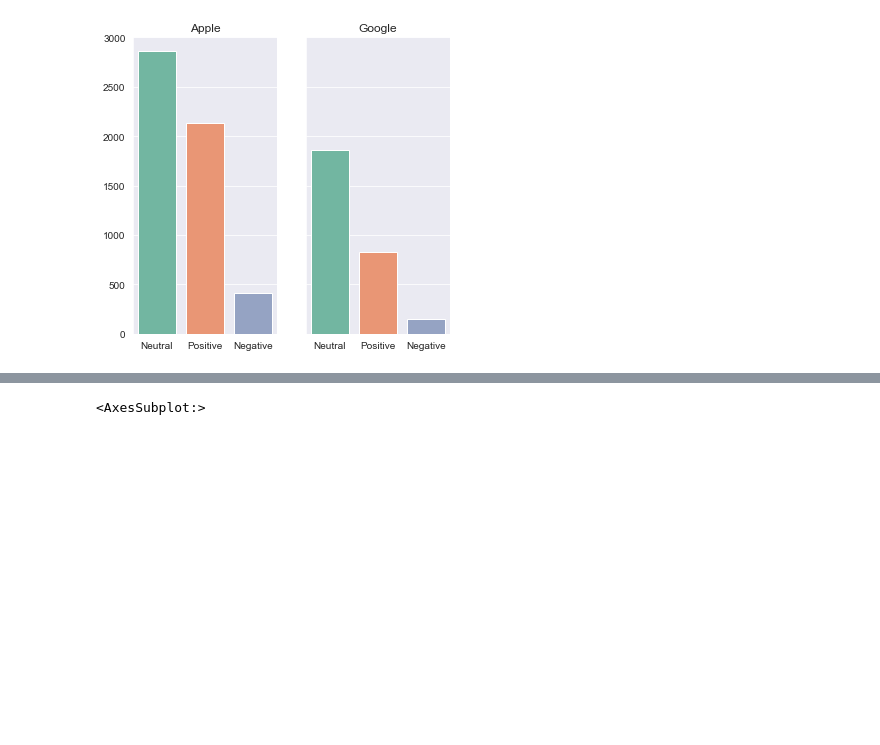
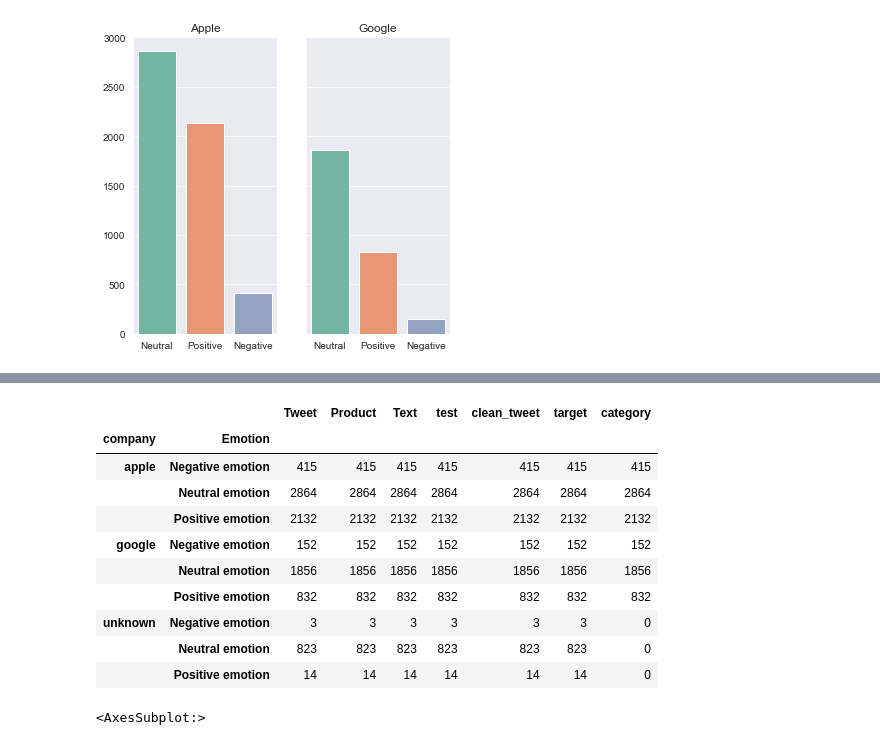
Before and after one commit to mmceld2/NLP-Analysis, a Jupyter notebook: dillon_cleaner_nb.ipynb, the cells around one changed output, grey strips where cells are left out. Cells and saved outputs as stored; diff of their text form; code cells hidden in the pictures; blank space fills up the shorter version.

Commit message:
cleanup

```diff
--- a/dillon_cleaner_nb.ipynb
+++ b/dillon_cleaner_nb.ipynb
@@ -363,3 +347,19 @@ ax2.set(yticklabels = []);
+# %%
+total = df.groupby(['company', 'Emotion']).count()
+
+total
+# %% [output]
+|  |  | Tweet | Product | Text | test | clean_tweet | target | category |
+| company | Emotion |  |  |  |  |  |  |  |
+| apple | Negative emotion | 415 | 415 | 415 | 415 | 415 | 415 | 415 |
+|  | Neutral emotion | 2864 | 2864 | 2864 | 2864 | 2864 | 2864 | 2864 |
+|  | Positive emotion | 2132 | 2132 | 2132 | 2132 | 2132 | 2132 | 2132 |
+| google | Negative emotion | 152 | 152 | 152 | 152 | 152 | 152 | 152 |
+|  | Neutral emotion | 1856 | 1856 | 1856 | 1856 | 1856 | 1856 | 1856 |
+|  | Positive emotion | 832 | 832 | 832 | 832 | 832 | 832 | 832 |
+| unknown | Negative emotion | 3 | 3 | 3 | 3 | 3 | 3 | 0 |
+|  | Neutral emotion | 823 | 823 | 823 | 823 | 823 | 823 | 0 |
+|  | Positive emotion | 14 | 14 | 14 | 14 | 14 | 14 | 0 |
 # %%
 plt.figure(figsize=(14,12))
 
```
Also changed, not shown: parts of 61 cells of this notebook.
